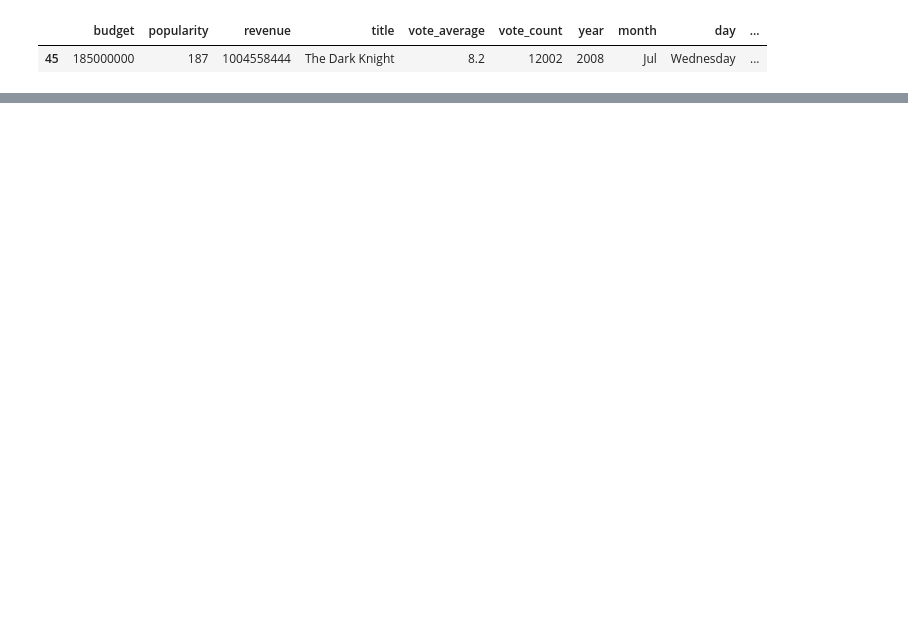
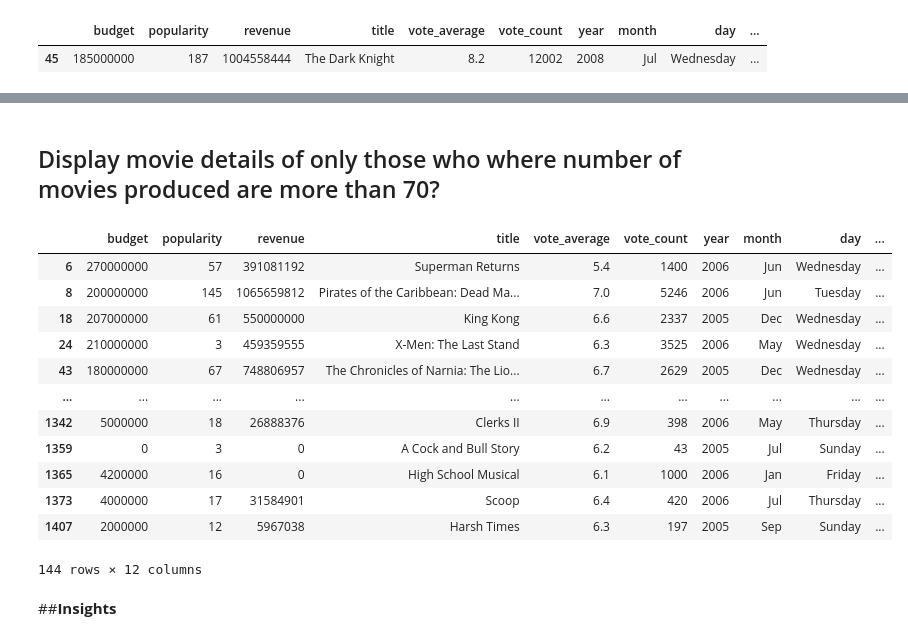
Before and after one commit to senapathi402-star/IDMB_CASE_STUDY, a Jupyter notebook: IDMB_Case_Study.ipynb, the cells around one changed output, grey strips where cells are left out. Drawn from its saved outputs; the diff is of its cells as text; code cells hidden in the pictures; blank space fills up the shorter version.

```diff
--- a/IDMB_Case_Study.ipynb
+++ b/IDMB_Case_Study.ipynb
@@ -465,0 +571,20 @@ df3.sort_values(by = 'vote_average',ascending = False)[1:2]
+# %% [markdown]
+## Display movie details of only those who where number of movies produced are more than 70?
+# %%
+df.groupby("year").filter(lambda x: x['director_name'].count() > 70)
+# %% [output]
+|  | budget | popularity | revenue | title | vote_average | vote_count | year | month | day | ... |
+| 6 | 270000000 | 57 | 391081192 | Superman Returns | 5.4 | 1400 | 2006 | Jun | Wednesday | ... |
+| 8 | 200000000 | 145 | 1065659812 | Pirates of the Caribbean: Dead Ma... | 7.0 | 5246 | 2006 | Jun | Tuesday | ... |
+| 18 | 207000000 | 61 | 550000000 | King Kong | 6.6 | 2337 | 2005 | Dec | Wednesday | ... |
+| 24 | 210000000 | 3 | 459359555 | X-Men: The Last Stand | 6.3 | 3525 | 2006 | May | Wednesday | ... |
+| 43 | 180000000 | 67 | 748806957 | The Chronicles of Narnia: The Lio... | 6.7 | 2629 | 2005 | Dec | Wednesday | ... |
+| ... | ... | ... | ... | ... | ... | ... | ... | ... | ... | ... |
+| 1342 | 5000000 | 18 | 26888376 | Clerks II | 6.9 | 398 | 2006 | May | Thursday | ... |
+| 1359 | 0 | 3 | 0 | A Cock and Bull Story | 6.2 | 43 | 2005 | Jul | Sunday | ... |
+| 1365 | 4200000 | 16 | 0 | High School Musical | 6.1 | 1000 | 2006 | Jan | Friday | ... |
+| 1373 | 4000000 | 17 | 31584901 | Scoop | 6.4 | 420 | 2006 | Jul | Thursday | ... |
+| 1407 | 2000000 | 12 | 5967038 | Harsh Times | 6.3 | 197 | 2005 | Sep | Sunday | ... |
+144 rows × 12 columns
+# %% [markdown]
+##**Insights**
```
Also changed, not shown: parts of 16 cells of this notebook.
